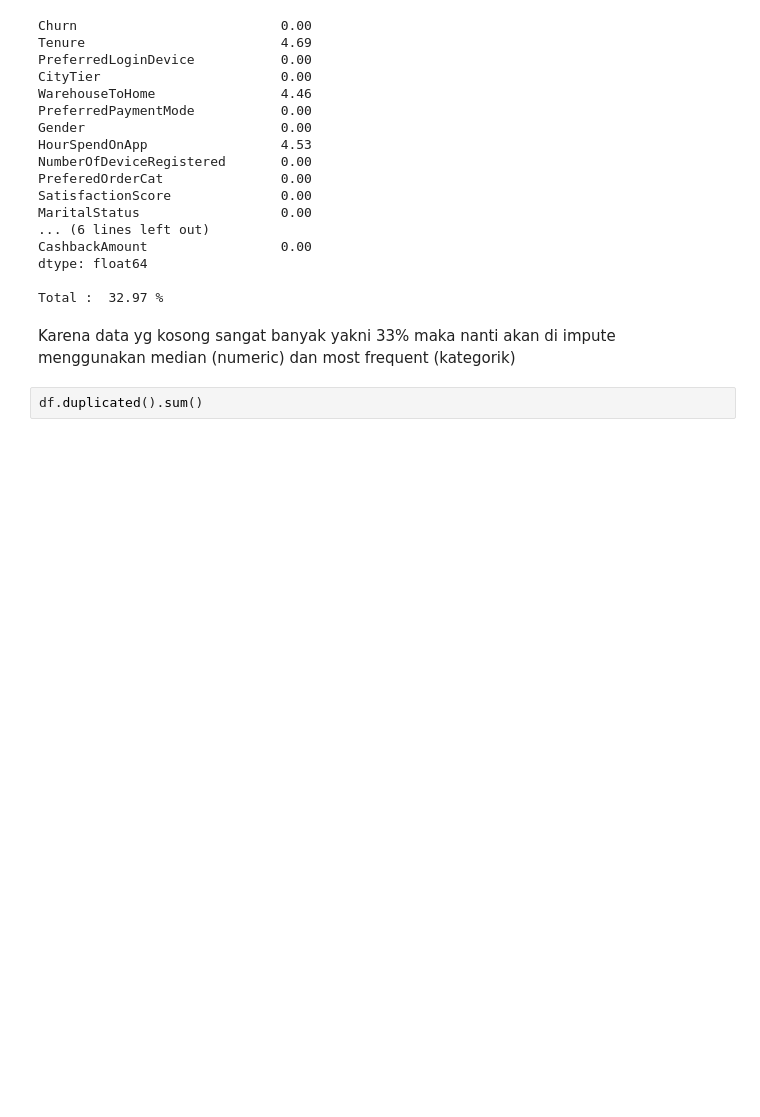
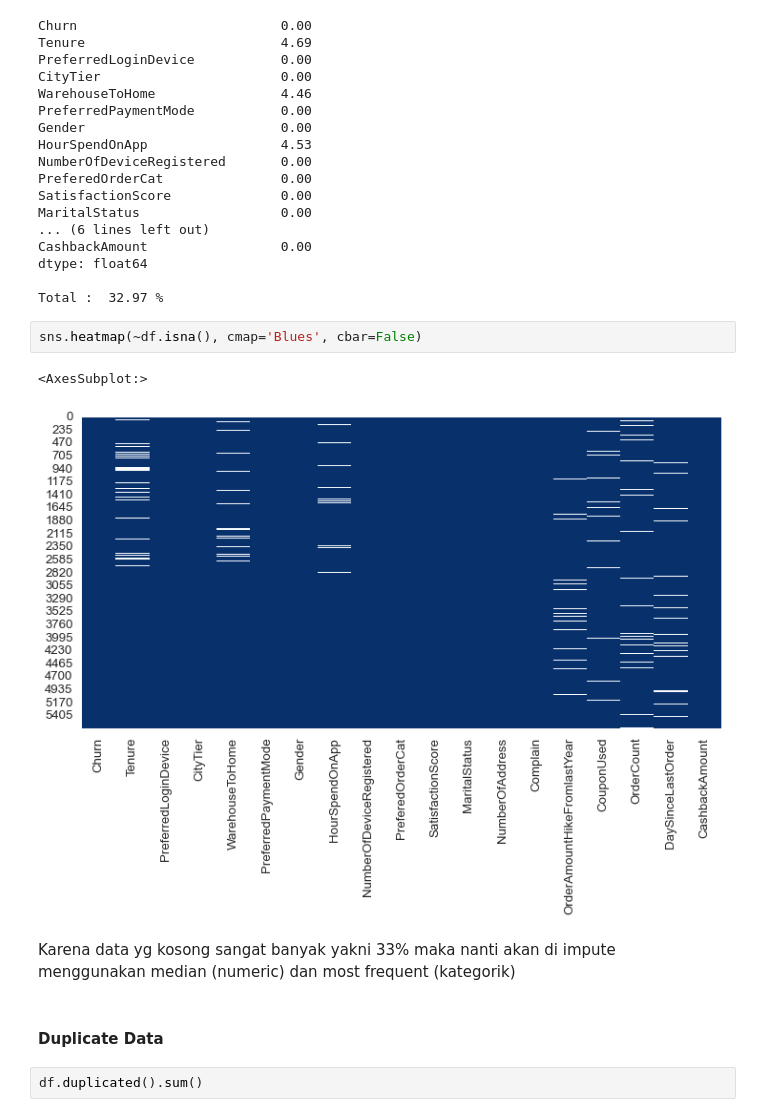
Before and after one commit to arsand07/Customer-Churn, a Jupyter notebook: Customer Churn.ipynb, the cells around one changed output. Saved outputs shown, nothing was run; the diff lists cells and outputs as text; blank space fills up the shorter version.

```diff
--- a/Customer Churn.ipynb
+++ b/Customer Churn.ipynb
@@ -156,8 +158,15 @@ CashbackAmount                 0.00
 dtype: float64
 
 Total :  32.97 %
+# %%
+sns.heatmap(~df.isna(), cmap='Blues', cbar=False)
+# %% [output]
+<AxesSubplot:>
+[figure, added]
 # %% [markdown]
 Karena data yg kosong sangat banyak yakni 33% maka nanti akan di impute menggunakan median (numeric) dan most frequent (kategorik)
+# %% [markdown]
+#### Duplicate Data
 # %%
 df.duplicated().sum()
 # %% [output]
```
Also changed, not shown: parts of 15 cells of this notebook.
